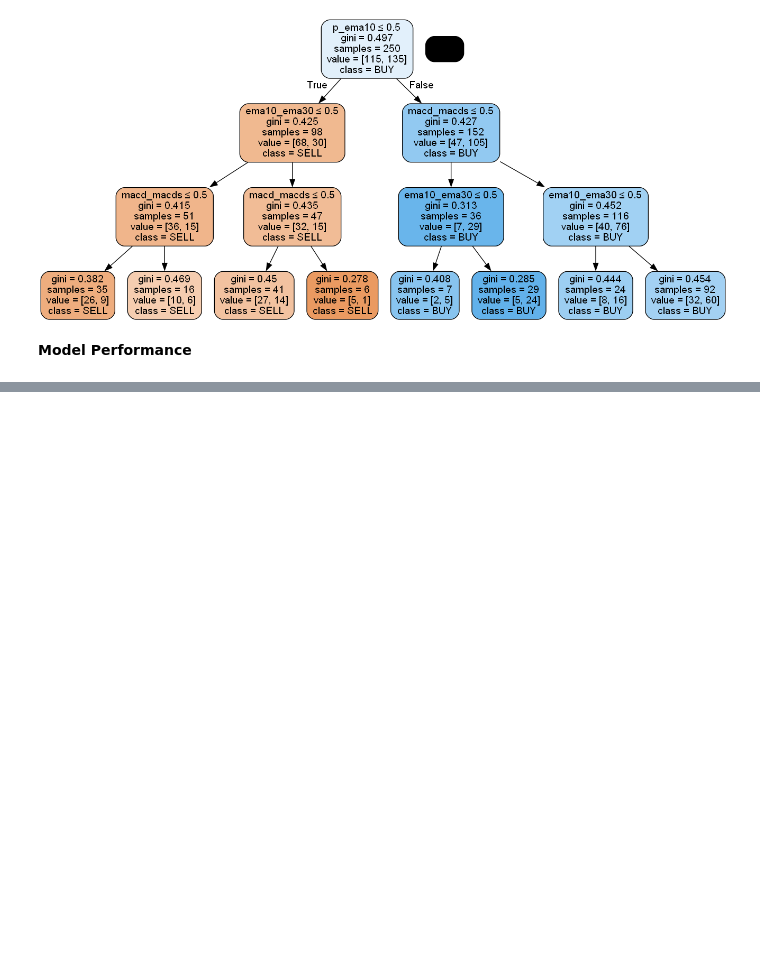
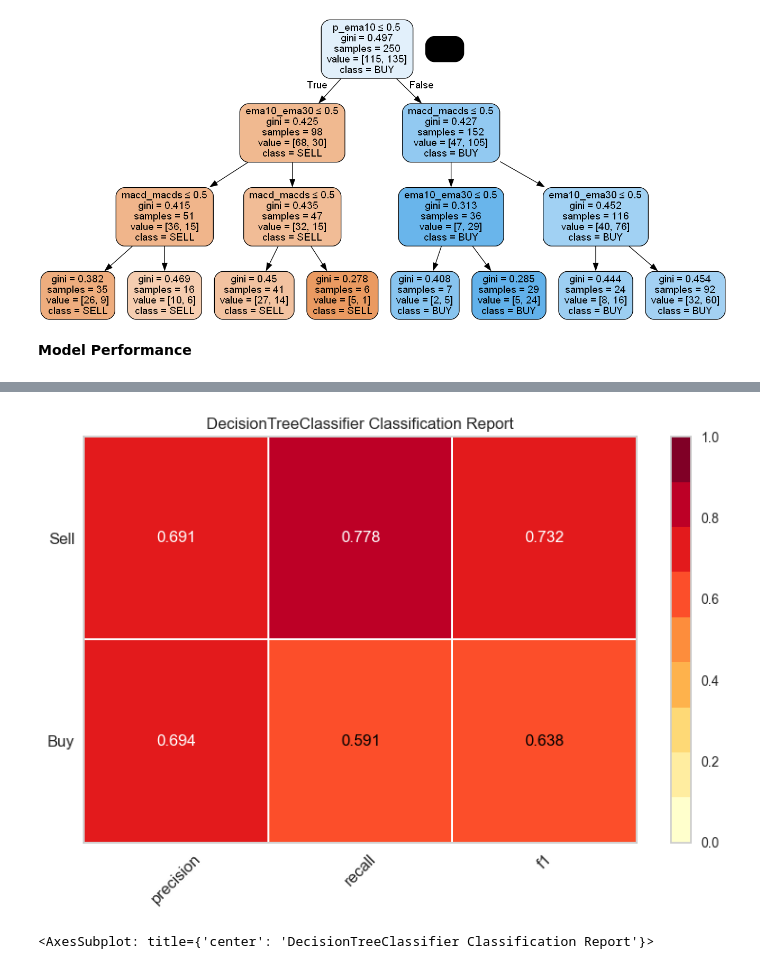
Before and after one commit to batuhanmtl/Time-Series-Analysis, a Jupyter notebook: Multivariate Regression/StockPricePrediction.ipynb, the cells around one changed output, grey strips where cells are left out. Drawn from its saved outputs; the diff is of its cells as text; code cells hidden in the pictures; blank space fills up the shorter version.

```diff
--- a/Multivariate Regression/StockPricePrediction.ipynb
+++ b/Multivariate Regression/StockPricePrediction.ipynb
@@ -520,0 +532,9 @@ display(Image('tesla.png'))
+# %%
+cr = ClassificationReport(final_clf, classes=category)
+
+cr.fit(X, y)
+cr.score(X, y)
+cr.poof()
+# %% [output]
+[figure, added]
+<AxesSubplot: title={'center': 'DecisionTreeClassifier Classification Report'}>
```
Also changed, not shown: parts of 3 cells of this notebook.
